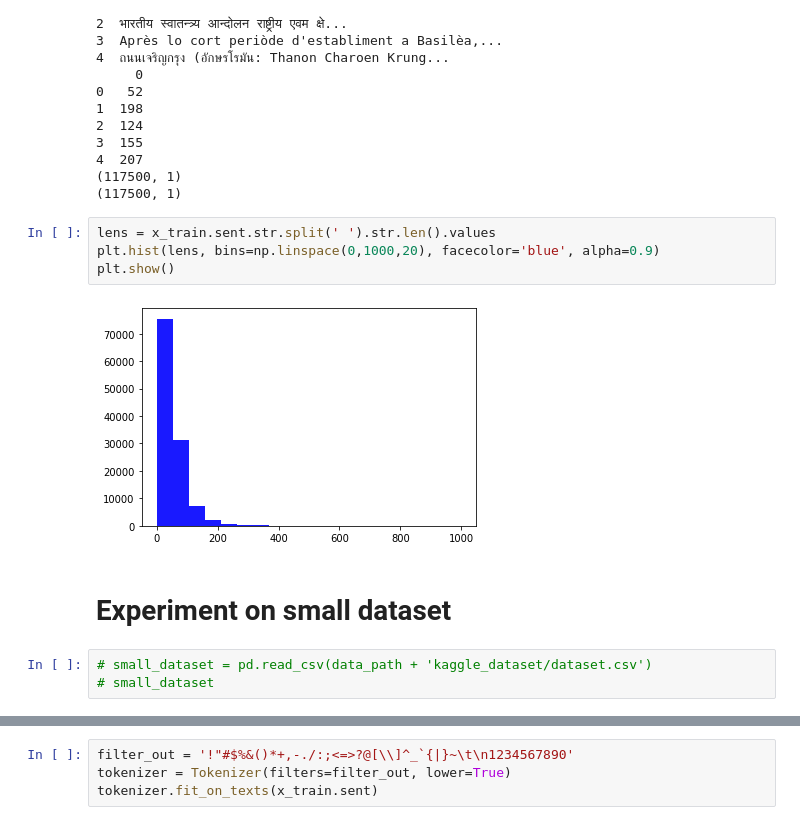
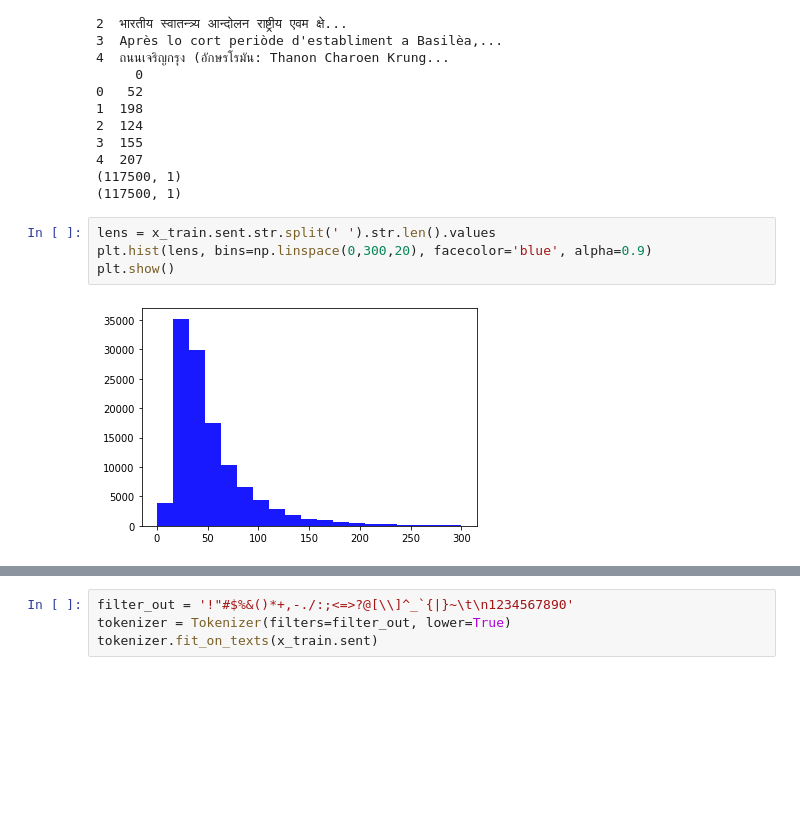
Before and after one commit to tsimafeip/nn-hackathon, a Jupyter notebook: LangDetector.ipynb, the cells around one changed output, grey strips where cells are left out. Cells and saved outputs as stored; diff of their text form; blank space fills up the shorter version.

```diff
--- a/LangDetector.ipynb
+++ b/LangDetector.ipynb
@@ -141,12 +143,7 @@ print(x_test.shape)
 (117500, 1)
 # %%
 lens = x_train.sent.str.split(' ').str.len().values
-plt.hist(lens, bins=np.linspace(0,1000,20), facecolor='blue', alpha=0.9)
+plt.hist(lens, bins=np.linspace(0,300,20), facecolor='blue', alpha=0.9)
 plt.show()
 # %% [output]
-[figure, old version]
+[figure, new version]
-# %% [markdown]
-# Experiment on small dataset
-# %%
-# small_dataset = pd.read_csv(data_path + 'kaggle_dataset/dataset.csv')
-# small_dataset
```
Also changed, not shown: parts of 72 cells of this notebook.
